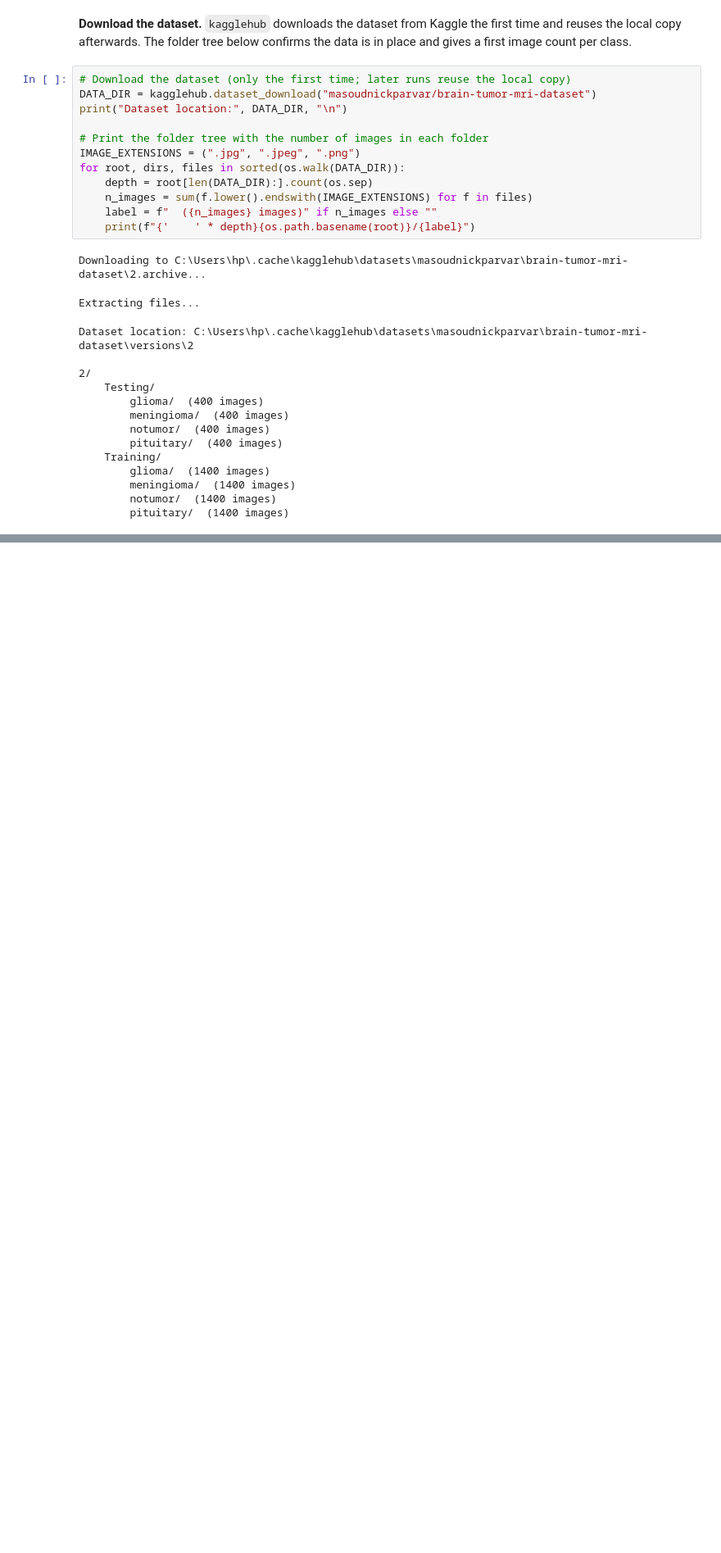
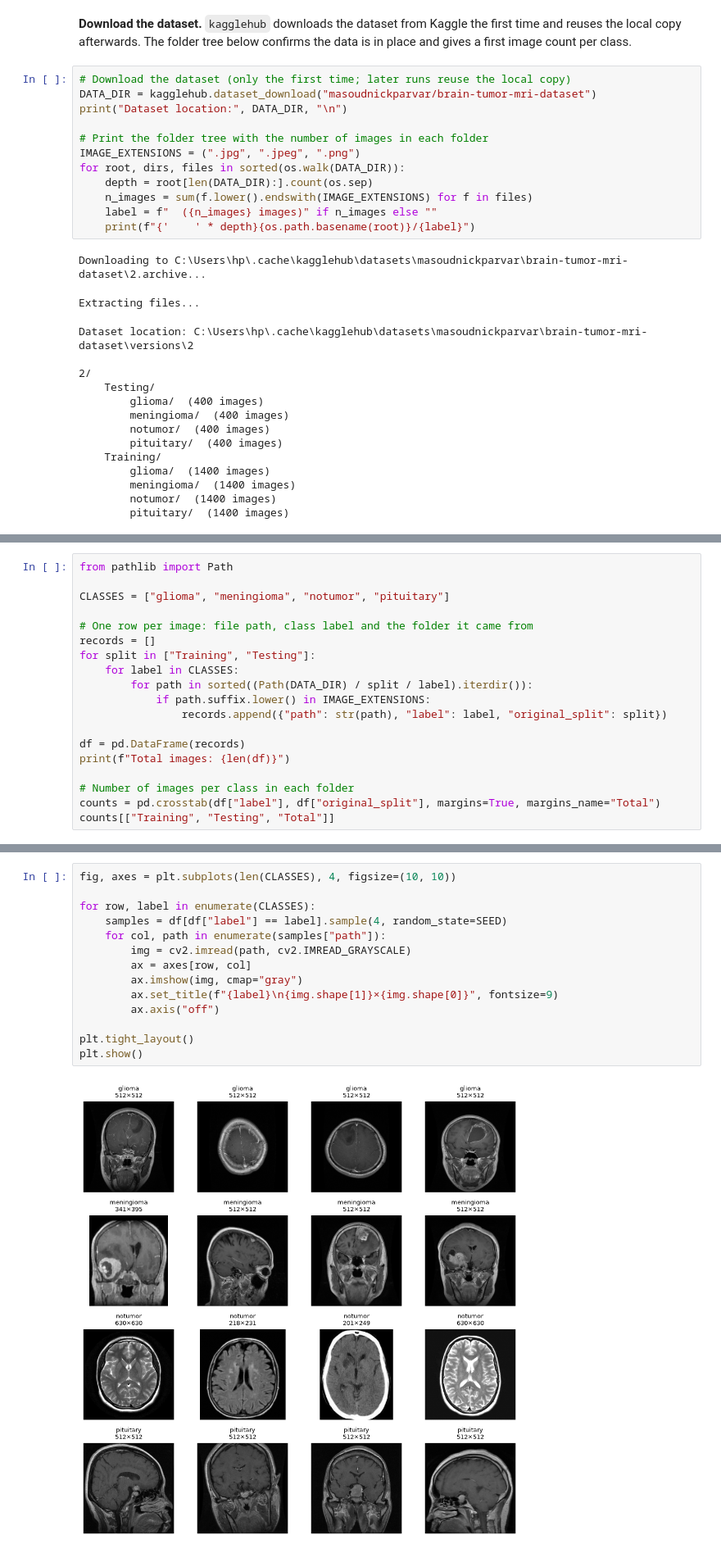
Before and after one commit to karam294/brain-tumor-mri-classification, a Jupyter notebook: notebooks/main.ipynb, the cells around one changed output, grey strips where cells are left out. Shown at 82% size. Drawn from its saved outputs; the diff is of its cells as text; blank space fills up the shorter version.

```diff
--- a/notebooks/main.ipynb
+++ b/notebooks/main.ipynb
@@ -115,0 +142,19 @@ Dataset location: C:\Users\hp\.cache\kagglehub\datasets\masoudnickparvar\brain-t
+# %%
+from pathlib import Path
+
+CLASSES = ["glioma", "meningioma", "notumor", "pituitary"]
+
+# One row per image: file path, class label and the folder it came from
+records = []
+for split in ["Training", "Testing"]:
+    for label in CLASSES:
+        for path in sorted((Path(DATA_DIR) / split / label).iterdir()):
+            if path.suffix.lower() in IMAGE_EXTENSIONS:
+                records.append({"path": str(path), "label": label, "original_split": split})
+
+df = pd.DataFrame(records)
+print(f"Total images: {len(df)}")
+
+# Number of images per class in each folder
+counts = pd.crosstab(df["label"], df["original_split"], margins=True, margins_name="Total")
+counts[["Training", "Testing", "Total"]]
@@ -115,0 +172,16 @@ Dataset location: C:\Users\hp\.cache\kagglehub\datasets\masoudnickparvar\brain-t
+# %%
+fig, axes = plt.subplots(len(CLASSES), 4, figsize=(10, 10))
+
+for row, label in enumerate(CLASSES):
+    samples = df[df["label"] == label].sample(4, random_state=SEED)
+    for col, path in enumerate(samples["path"]):
+        img = cv2.imread(path, cv2.IMREAD_GRAYSCALE)
+        ax = axes[row, col]
+        ax.imshow(img, cmap="gray")
+        ax.set_title(f"{label}\n{img.shape[1]}×{img.shape[0]}", fontsize=9)
+        ax.axis("off")
+
+plt.tight_layout()
+plt.show()
+# %% [output]
+[figure, added]
```
Also changed, not shown: parts of 5 cells of this notebook.
